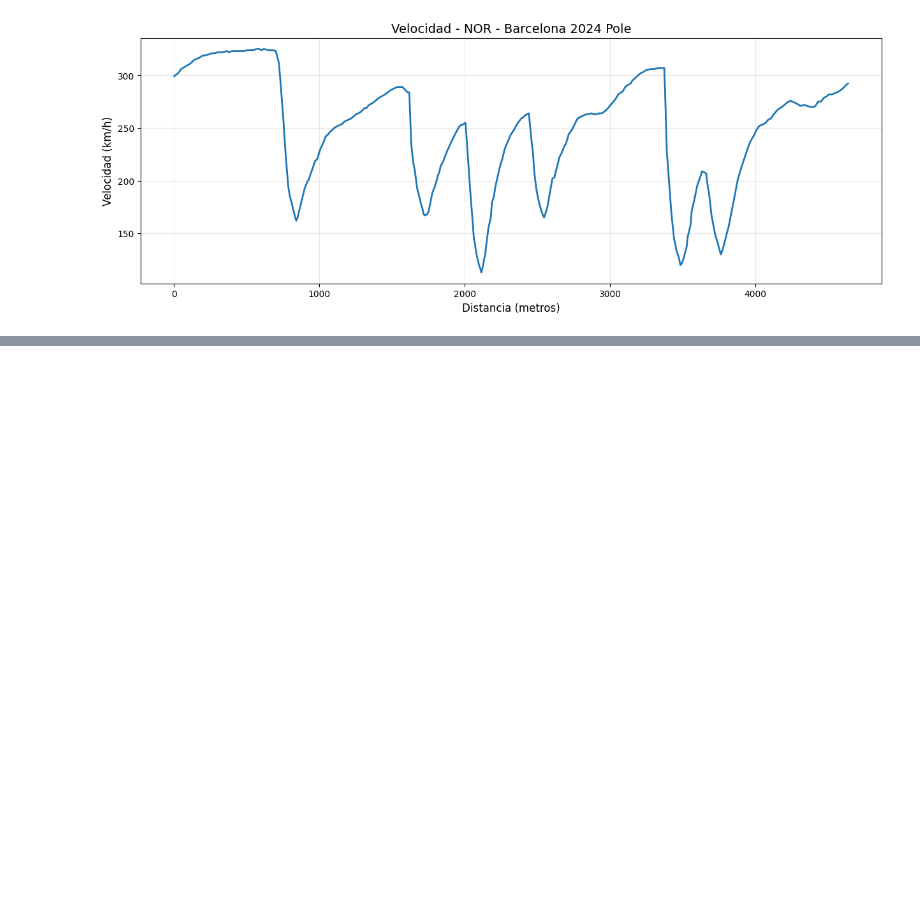
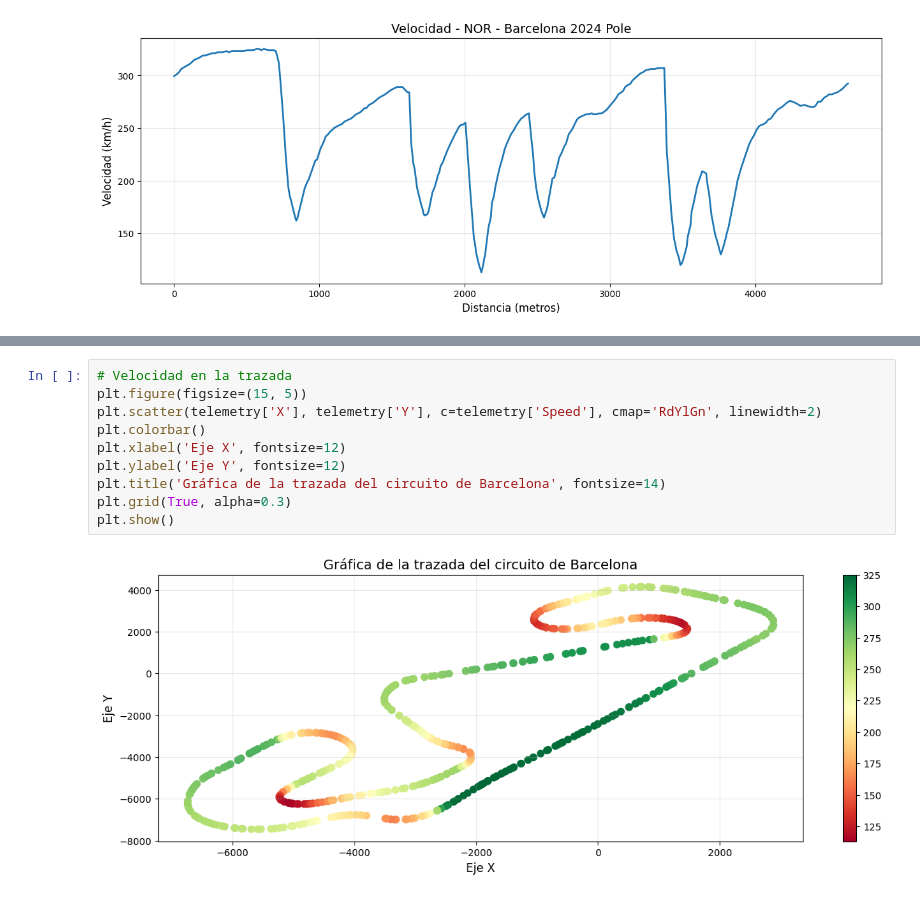
Before and after one commit to andokas/f1-optimal-racing-line, a Jupyter notebook: notebooks/01_exploracion_fastf1.ipynb, the cells around one changed output, grey strips where cells are left out. Drawn from its saved outputs; the diff is of its cells as text; blank space fills up the shorter version.

```diff
--- a/notebooks/01_exploracion_fastf1.ipynb
+++ b/notebooks/01_exploracion_fastf1.ipynb
@@ -103,0 +130,12 @@ plt.show()
+# %%
+# Velocidad en la trazada
+plt.figure(figsize=(15, 5))
+plt.scatter(telemetry['X'], telemetry['Y'], c=telemetry['Speed'], cmap='RdYlGn', linewidth=2)
+plt.colorbar()
+plt.xlabel('Eje X', fontsize=12)
+plt.ylabel('Eje Y', fontsize=12)
+plt.title('Gráfica de la trazada del circuito de Barcelona', fontsize=14)
+plt.grid(True, alpha=0.3)
+plt.show()
+# %% [output]
+[figure, added]
```
Also changed, not shown: parts of 5 cells of this notebook, 1 other file.
